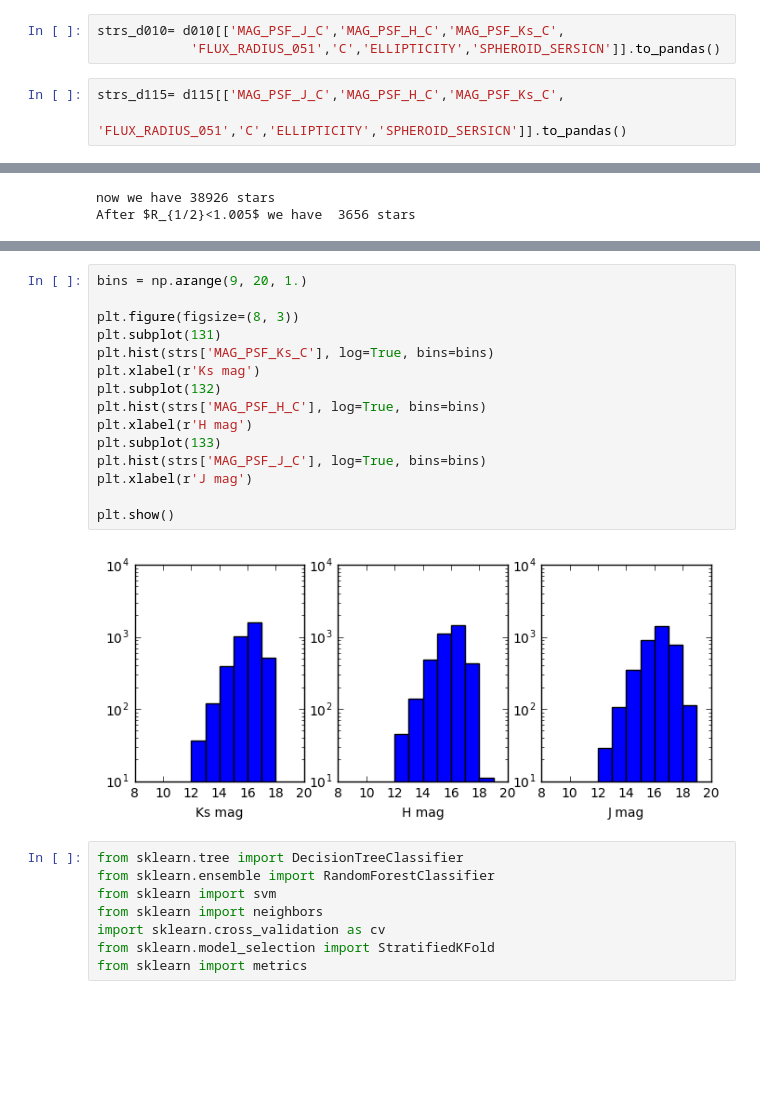
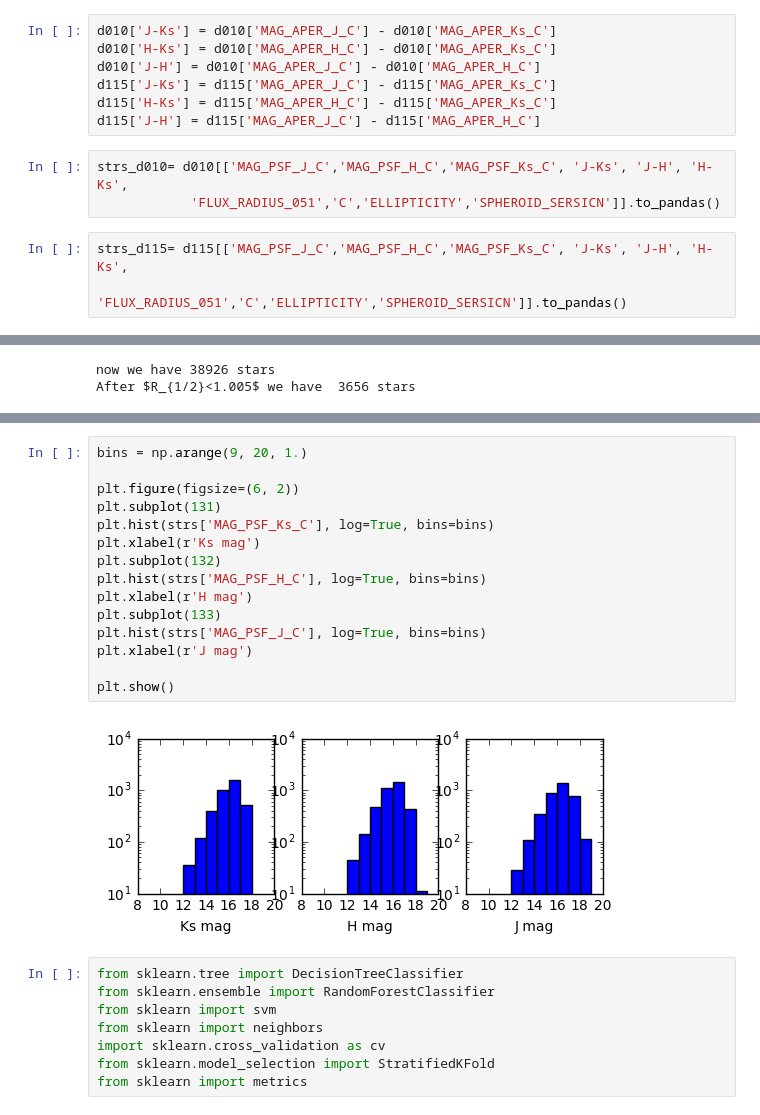
Before and after one commit to BrunoSanchez/VVV_galaxies, a Jupyter notebook: star-galaxyML.ipynb, the cells around one changed output, grey strips where cells are left out. Saved outputs shown, nothing was run; the diff lists cells and outputs as text; blank space fills up the shorter version.

```diff
--- a/star-galaxyML.ipynb
+++ b/star-galaxyML.ipynb
@@ -66,8 +109,15 @@ gxs = cat[['J', 'H', 'Ks', 'R$_{1/2}$', 'C', '$\\epsilon$', 'n']].to_pandas()
+# %%
+d010['J-Ks'] = d010['MAG_APER_J_C'] - d010['MAG_APER_Ks_C']
+d010['H-Ks'] = d010['MAG_APER_H_C'] - d010['MAG_APER_Ks_C']
+d010['J-H'] = d010['MAG_APER_J_C'] - d010['MAG_APER_H_C']
+d115['J-Ks'] = d115['MAG_APER_J_C'] - d115['MAG_APER_Ks_C']
+d115['H-Ks'] = d115['MAG_APER_H_C'] - d115['MAG_APER_Ks_C']
+d115['J-H'] = d115['MAG_APER_J_C'] - d115['MAG_APER_H_C']
 # %%
-strs_d010= d010[['MAG_PSF_J_C','MAG_PSF_H_C','MAG_PSF_Ks_C',
+strs_d010= d010[['MAG_PSF_J_C','MAG_PSF_H_C','MAG_PSF_Ks_C', 'J-Ks', 'J-H', 'H-Ks',
             'FLUX_RADIUS_051','C','ELLIPTICITY','SPHEROID_SERSICN']].to_pandas()
 # %%
-strs_d115= d115[['MAG_PSF_J_C','MAG_PSF_H_C','MAG_PSF_Ks_C',
+strs_d115= d115[['MAG_PSF_J_C','MAG_PSF_H_C','MAG_PSF_Ks_C', 'J-Ks', 'J-H', 'H-Ks',
                  'FLUX_RADIUS_051','C','ELLIPTICITY','SPHEROID_SERSICN']].to_pandas()
 # %%
 strs = pd.concat([strs_d010, strs_d115])
@@ -96,20 +146,20 @@ plt.show()
 # %%
 bins = np.arange(9, 20, 1.)
 
-plt.figure(figsize=(8, 3))
+plt.figure(figsize=(6, 2))
 plt.subplot(131)
 plt.hist(strs['MAG_PSF_Ks_C'], log=True, bins=bins)
 plt.xlabel(r'Ks mag')
 plt.subplot(132)
 plt.hist(strs['MAG_PSF_H_C'], log=True, bins=bins)
 plt.xlabel(r'H mag')
 plt.subplot(133)
 plt.hist(strs['MAG_PSF_J_C'], log=True, bins=bins)
 plt.xlabel(r'J mag')
 
 plt.show()
 # %% [output]
-[figure, old version]
+[figure, new version]
 # %%
 from sklearn.tree import DecisionTreeClassifier
 from sklearn.ensemble import RandomForestClassifier
```
Also changed, not shown: parts of 19 cells of this notebook.
